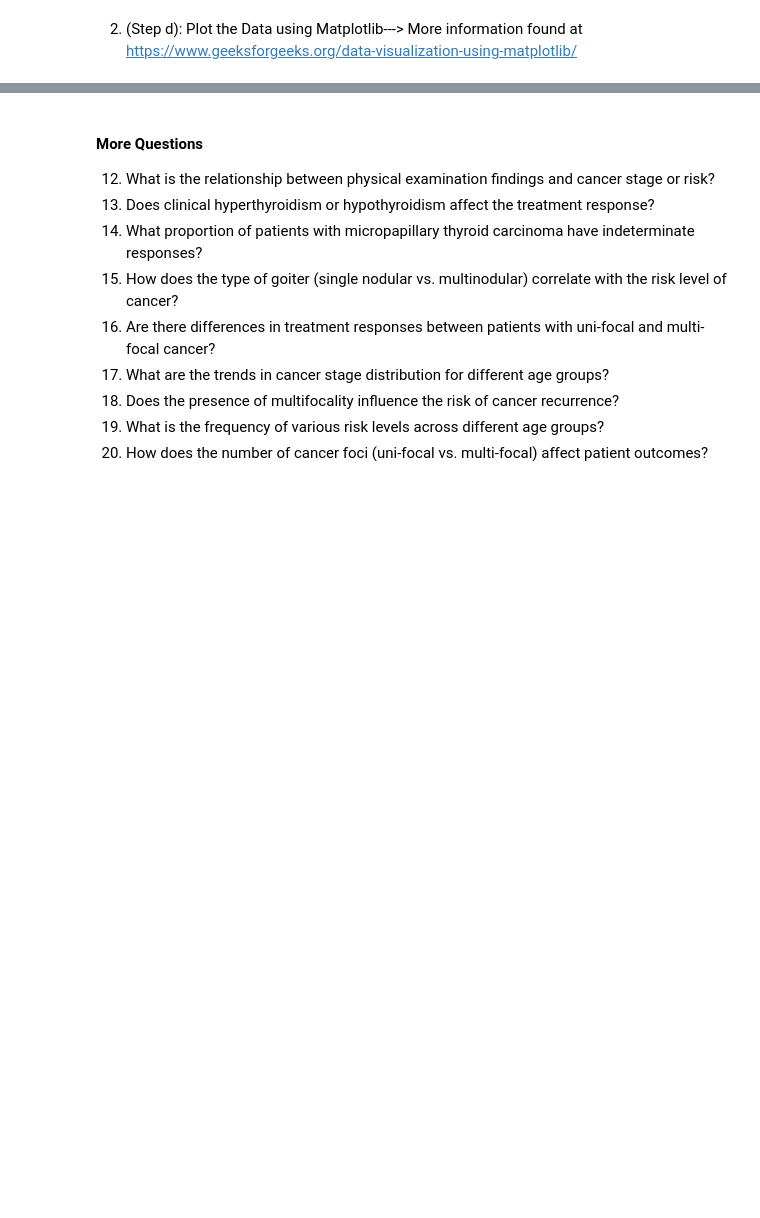
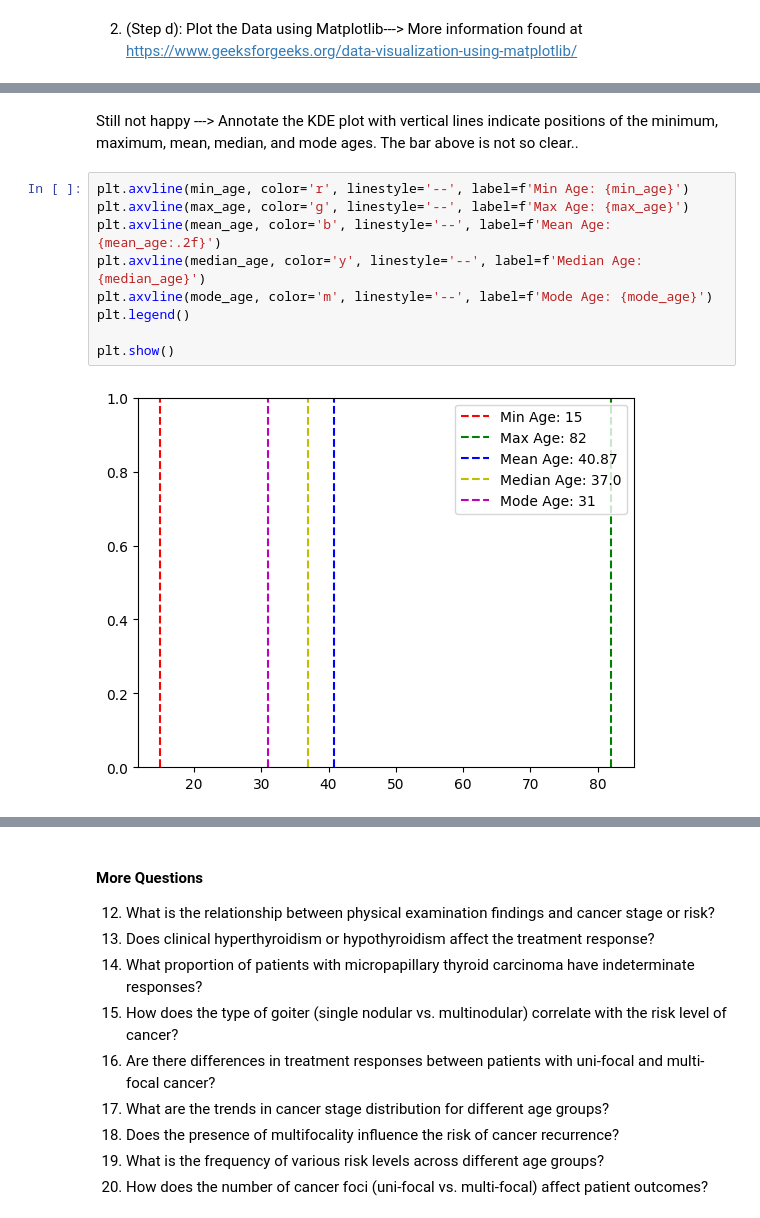
Before and after one commit to Angeliki1983/-Differentiated-Thyroid-Cancer-Recurrence, a Jupyter notebook: Thyroid_Cancer_Analysis.ipynb, the cells around one changed output, grey strips where cells are left out. Cells and saved outputs as stored; diff of their text form; blank space fills up the shorter version.

```diff
--- a/Thyroid_Cancer_Analysis.ipynb
+++ b/Thyroid_Cancer_Analysis.ipynb
@@ -140,0 +216,13 @@ First Lets ensure we have matplotlib installed
+# %% [markdown]
+Still not happy ---> Annotate the KDE plot with vertical lines indicate positions of the minimum, maximum, mean, median, and mode ages. The bar above is not so clear..
+# %%
+plt.axvline(min_age, color='r', linestyle='--', label=f'Min Age: {min_age}')
+plt.axvline(max_age, color='g', linestyle='--', label=f'Max Age: {max_age}')
+plt.axvline(mean_age, color='b', linestyle='--', label=f'Mean Age: {mean_age:.2f}')
+plt.axvline(median_age, color='y', linestyle='--', label=f'Median Age: {median_age}')
+plt.axvline(mode_age, color='m', linestyle='--', label=f'Mode Age: {mode_age}')
+plt.legend()
+
+plt.show()
+# %% [output]
+[figure, added]
```
Also changed, not shown: parts of 11 cells of this notebook.
